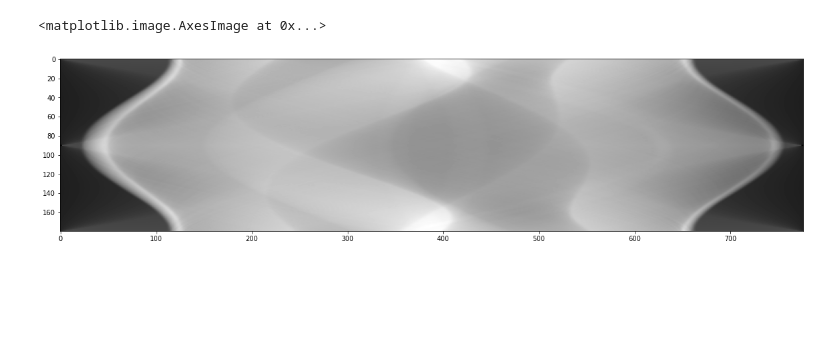
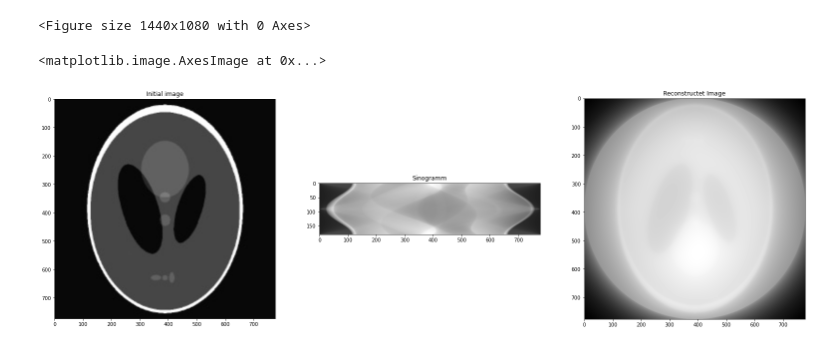
Before and after one commit to Friedrich-Jahns/Bildgebende-Verfahren_Programme, a Jupyter notebook: sinogramm/sinogramm.ipynb, the cells around one changed output. Saved outputs shown, nothing was run; the diff lists cells and outputs as text; code cells hidden in the pictures; blank space fills up the shorter version.

```diff
--- a/sinogramm/sinogramm.ipynb
+++ b/sinogramm/sinogramm.ipynb
@@ -30,12 +31,35 @@ def radon_trans(img):
 
 
 def inv_radon_trans(img):
-
+    a,b = np.array(img).shape
+    size = [a if a>b else b][0]
+    newimg = np.zeros((size,size))
     for i in range(0,180):
+        line = np.tile(img[i],(size,1))
+        line = rotate(line,i,reshape=False)
+        newimg += line
+    return newimg
 # %%
 plt.figure(figsize = (20,15))
 sinogramm = radon_trans(imgg)
-plt.imshow(sinogramm,cmap = 'gray')
 # %% [output]
-<matplotlib.image.AxesImage at 0x...>
+<Figure size 1440x1080 with 0 Axes>
-[figure, removed]
+# %%
+recon = inv_radon_trans(sinogramm)
+# %%
+plt.figure(figsize = (27,18))
+
+plt.subplot(231)
+plt.title('Initial image')
+plt.imshow(imgg, cmap = "gray")
+
+plt.subplot(232)
+plt.title('Sinogramm')
+plt.imshow(sinogramm, cmap = "gray")
+
+plt.subplot(233)
+plt.title('Reconstructet Image')
+plt.imshow(recon, cmap = "gray")
+# %% [output]
+<matplotlib.image.AxesImage at 0x...>
+[figure, added]
```
Also changed, not shown: parts of 1 cell of this notebook.
